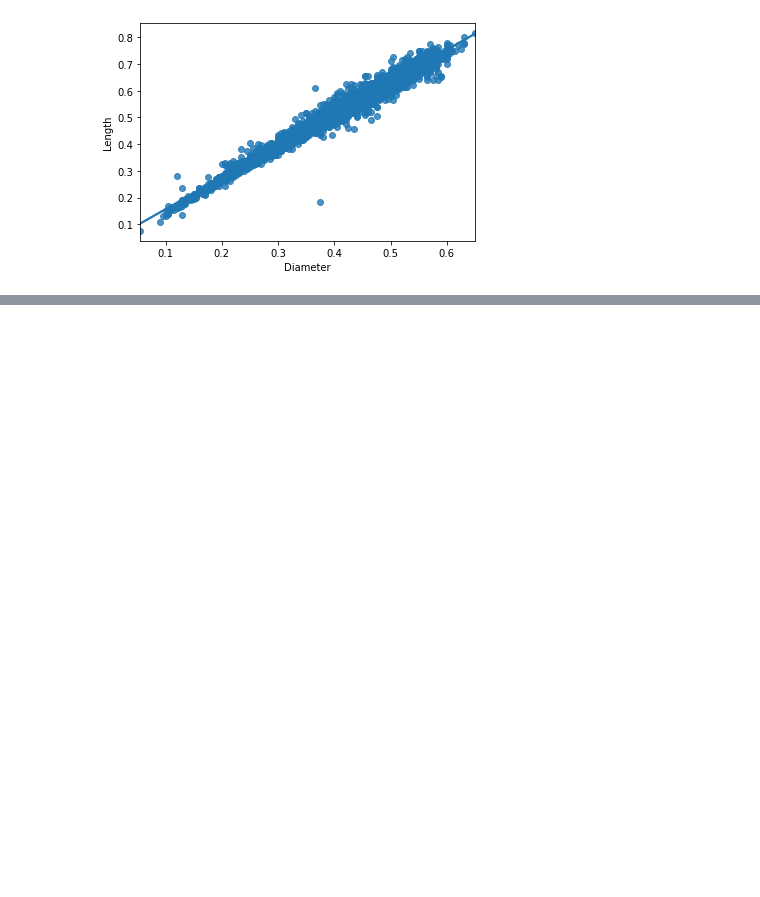
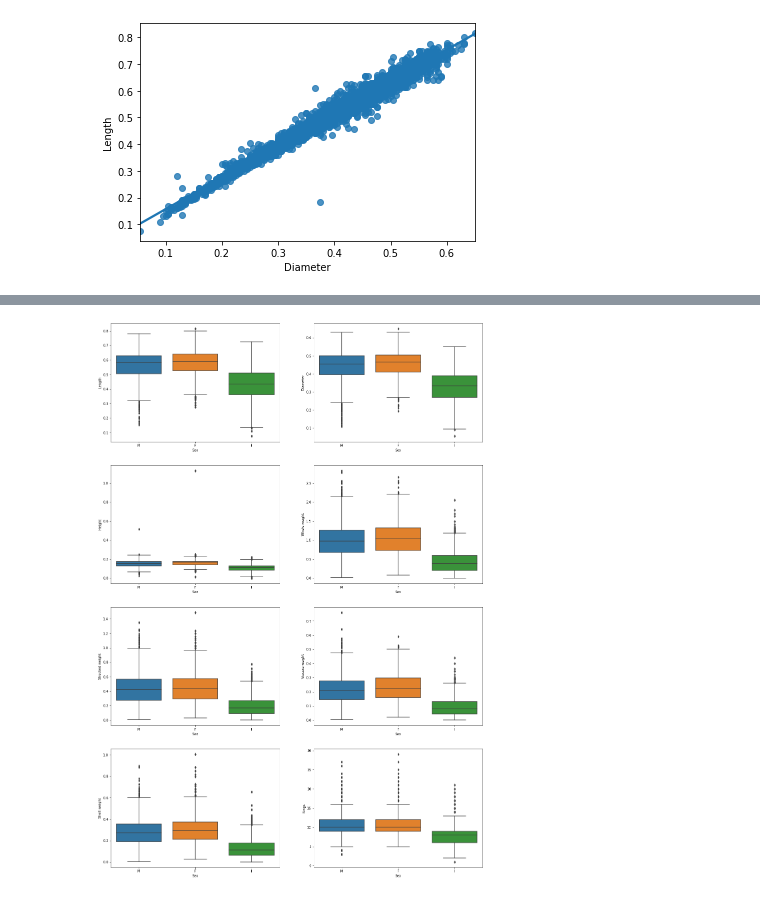
Before and after one commit to WojciechSova/pythonProject, a Jupyter notebook: analysis.ipynb, the cells around one changed output, grey strips where cells are left out. Saved outputs shown, nothing was run; the diff lists cells and outputs as text; code cells hidden in the pictures; blank space fills up the shorter version.

```diff
--- a/Untitled.ipynb
+++ b/analysis.ipynb
@@ -129,11 +114,9 @@ five
 |  | M | 0.671625 | 0.97575 | 1.265625 | 2.8255 | 0.991459 | 0.0155 | 0.470581 |
 # %%
 # 5.3
-fig, ax = plt.subplots(4, 2, figsize=(20, 30))
-i, j = 0, 0
-for c in df.columns[1:]:
-    box = sns.boxplot(x="Sex", y=c, data=df, ax=ax[i][j])
-    i += 1
-    if i == 4:
-        i = 0
-        j = 1
+fig, axs = plt.subplots(4, 2, figsize=(20, 30))
+
+for i, c in enumerate(df.columns[1:]):
+    box = sns.boxplot(x="Sex", y=c, data=df, ax=axs[i//2][i%2])
+# %% [output]
+[figure, added]
```
Also changed, not shown: parts of 4 cells of this notebook.
